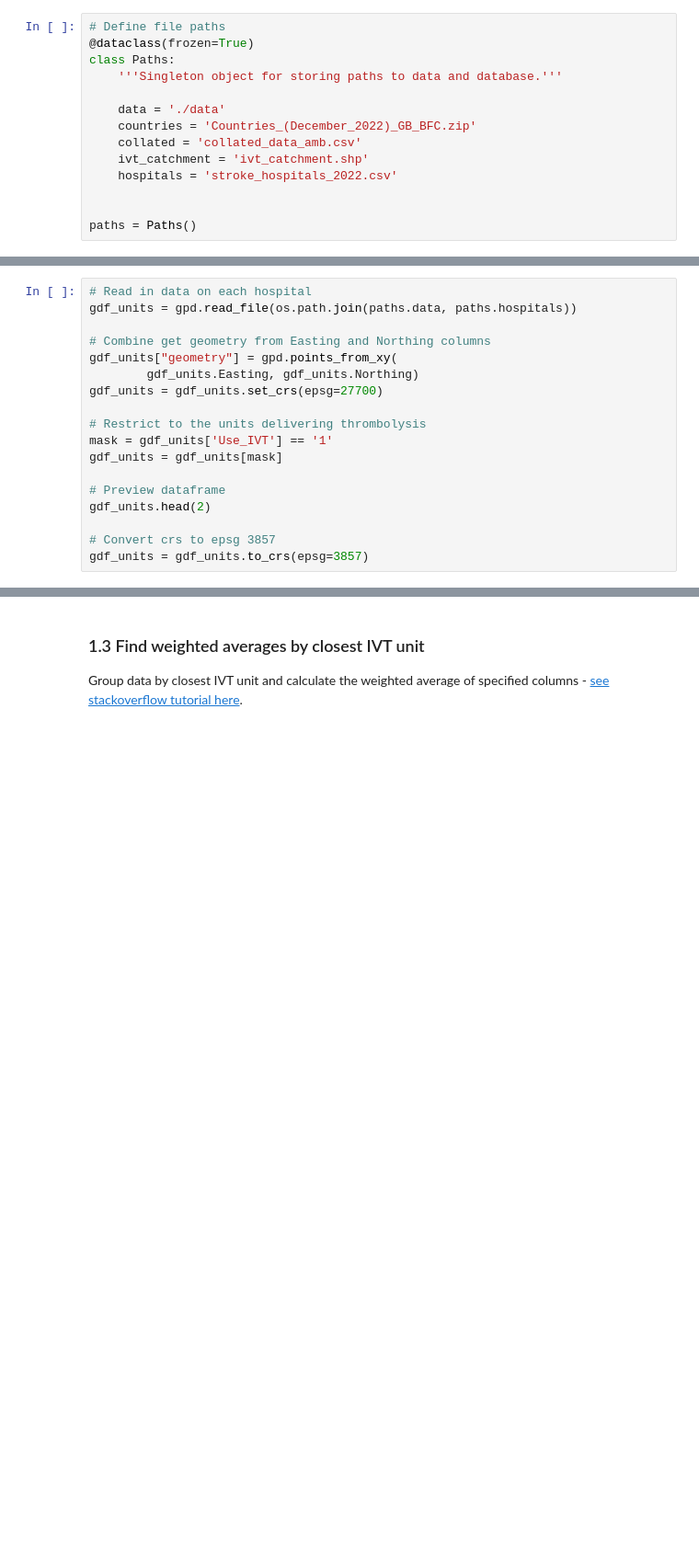
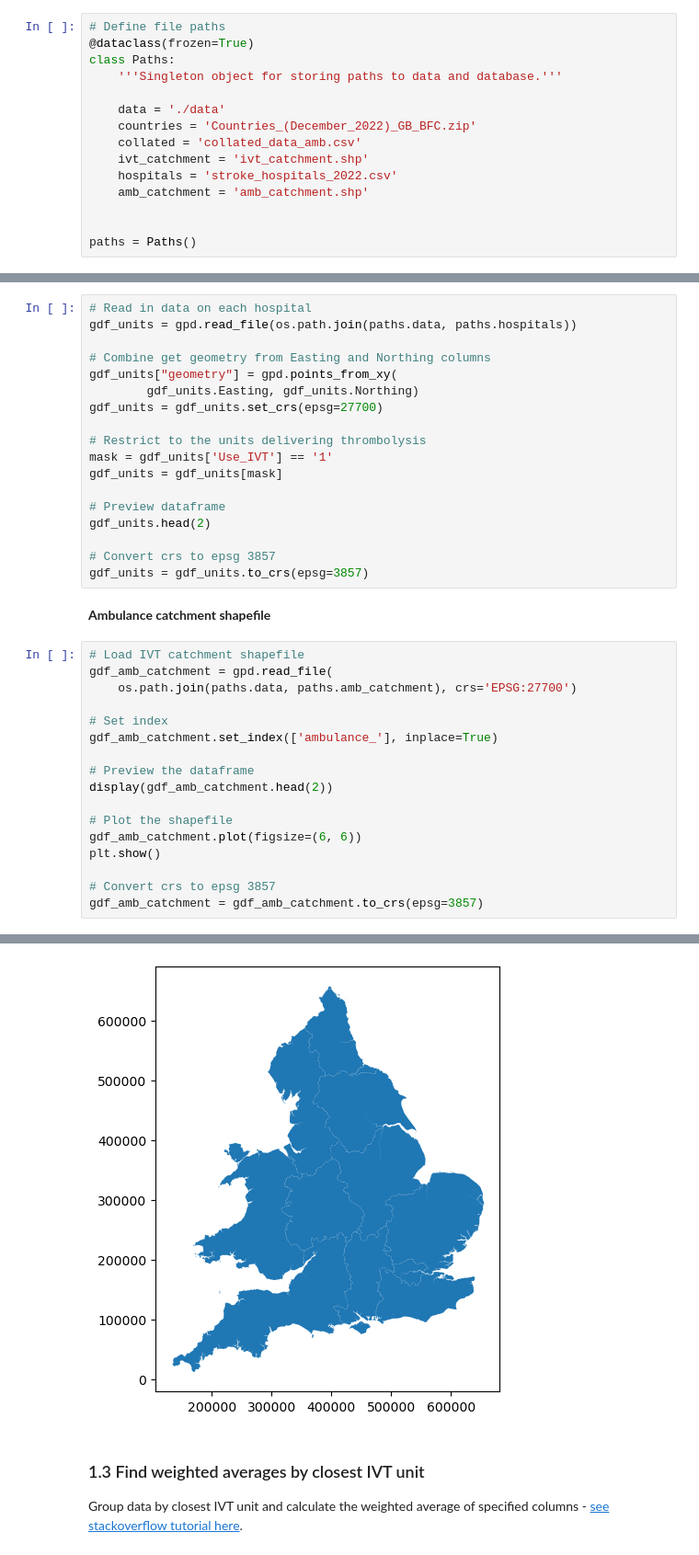
Before and after one commit to samuel-book/stroke_unit_demographics, a Jupyter notebook: 03_create_imd_maps.ipynb, the cells around one changed output, grey strips where cells are left out. Shown at 92% size. Saved outputs shown, nothing was run; the diff lists cells and outputs as text; blank space fills up the shorter version.

Commit message:
Created map of ambulance service areas

```diff
--- a/03_create_imd_maps.ipynb
+++ b/03_create_imd_maps.ipynb
@@ -38,6 +39,7 @@ class Paths:
     collated = 'collated_data_amb.csv'
     ivt_catchment = 'ivt_catchment.shp'
     hospitals = 'stroke_hospitals_2022.csv'
+    amb_catchment = 'amb_catchment.shp'
 
 
 paths = Paths()
@@ -128,3 +130,23 @@ gdf_units.head(2)
 
 # Convert crs to epsg 3857
 gdf_units = gdf_units.to_crs(epsg=3857)
+# %% [markdown]
+**Ambulance catchment shapefile**
+# %%
+# Load IVT catchment shapefile
+gdf_amb_catchment = gpd.read_file(
+    os.path.join(paths.data, paths.amb_catchment), crs='EPSG:27700')
+
+# Set index
+gdf_amb_catchment.set_index(['ambulance_'], inplace=True)
+
+# Preview the dataframe
+display(gdf_amb_catchment.head(2))
+
+# Plot the shapefile
+gdf_amb_catchment.plot(figsize=(6, 6))
+plt.show()
+
+# Convert crs to epsg 3857
+gdf_amb_catchment = gdf_amb_catchment.to_crs(epsg=3857)
+# %% [output]
@@ -131,3 +157,4 @@ gdf_units = gdf_units.to_crs(epsg=3857)
+[figure, added]
 # %% [markdown]
 ### 1.3 Find weighted averages by closest IVT unit
 
```
Also changed, not shown: parts of 10 cells of this notebook, 1 other file.
